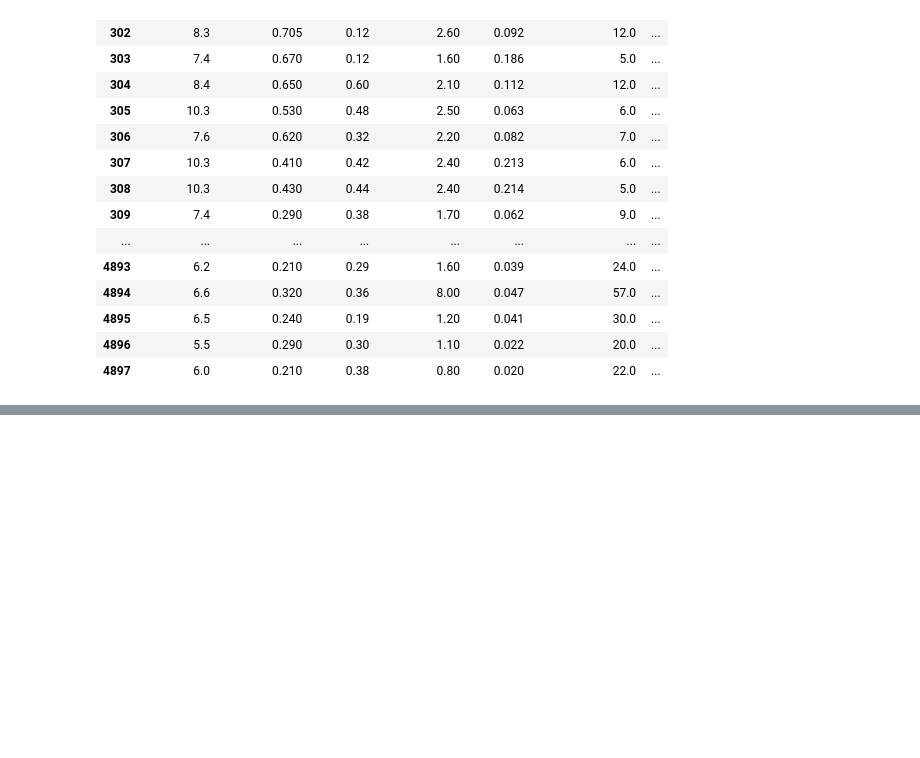
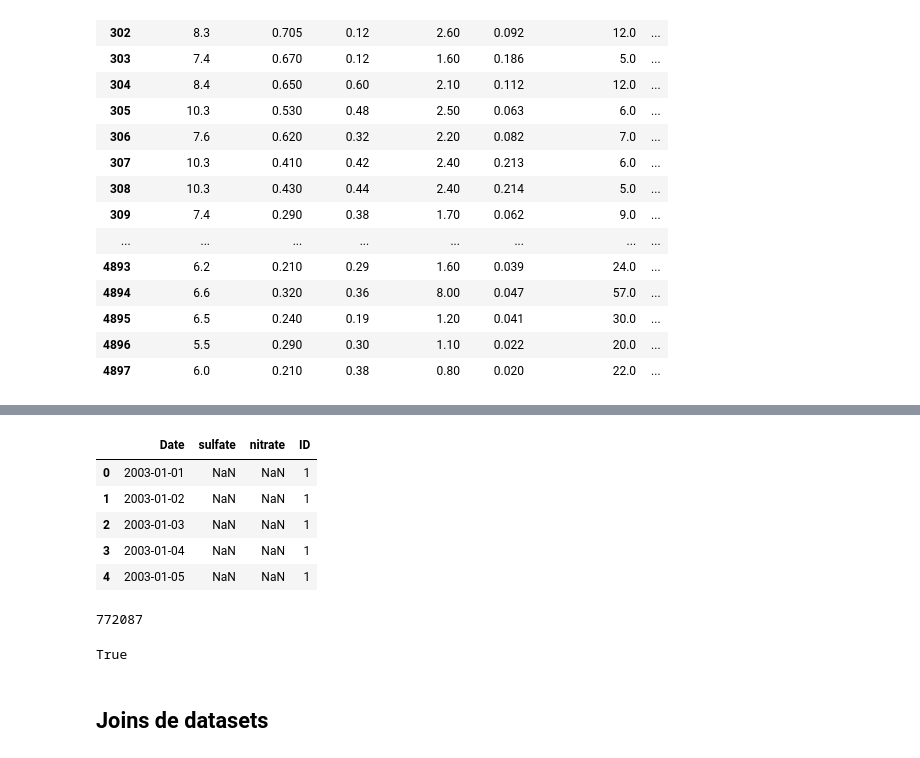
Before and after one commit to ososuna/python-ml, a Jupyter notebook: notebooks/T2 - 4 - Data Cleaning - Concatenación de datos.ipynb, the cells around one changed output, grey strips where cells are left out. Saved outputs shown, nothing was run; the diff lists cells and outputs as text; code cells hidden in the pictures; blank space fills up the shorter version.

```diff
--- a/notebooks/T2 - 4 - Data Cleaning - Concatenación de datos.ipynb
+++ b/notebooks/T2 - 4 - Data Cleaning - Concatenación de datos.ipynb
@@ -90,0 +145,17 @@ wine_scramble
+# %%
+data.head()
+# %% [output]
+|  | Date | sulfate | nitrate | ID |
+| 0 | 2003-01-01 | NaN | NaN | 1 |
+| 1 | 2003-01-02 | NaN | NaN | 1 |
+| 2 | 2003-01-03 | NaN | NaN | 1 |
+| 3 | 2003-01-04 | NaN | NaN | 1 |
+| 4 | 2003-01-05 | NaN | NaN | 1 |
+# %%
+final_length
+# %% [output]
+772087
+# %%
+final_length == data.shape[0]
+# %% [output]
+True
@@ -90,0 +164,2 @@ wine_scramble
+# %% [markdown]
+## Joins de datasets
```
Also changed, not shown: parts of 10 cells of this notebook.
